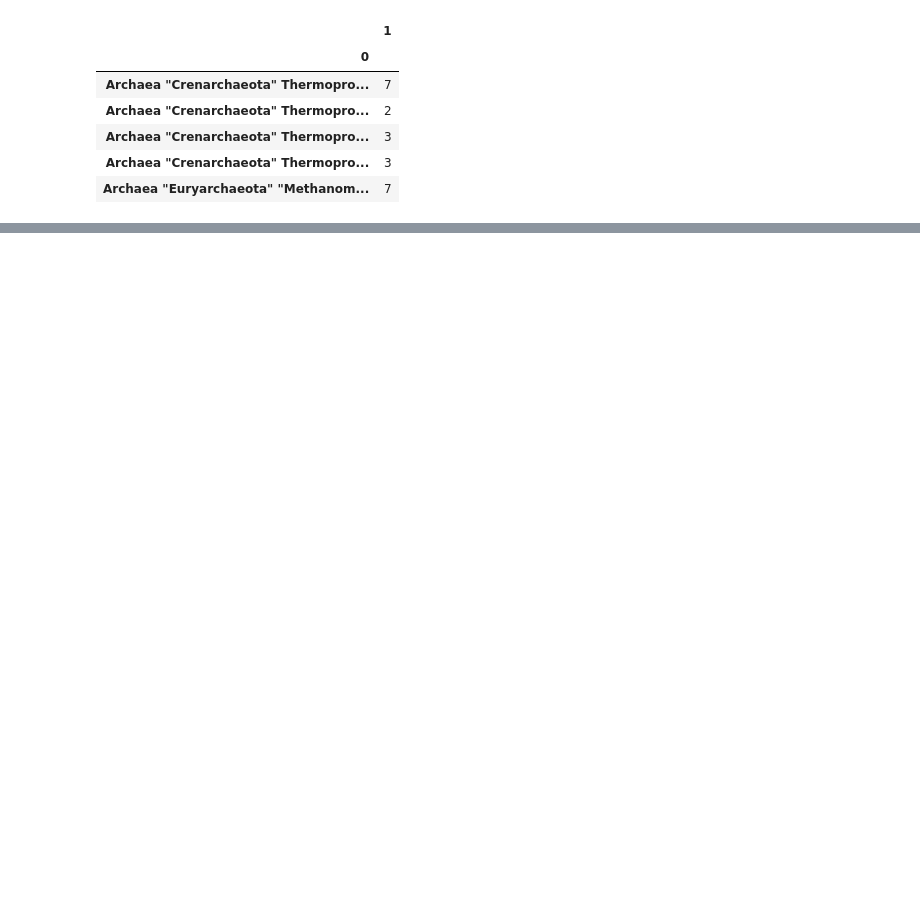
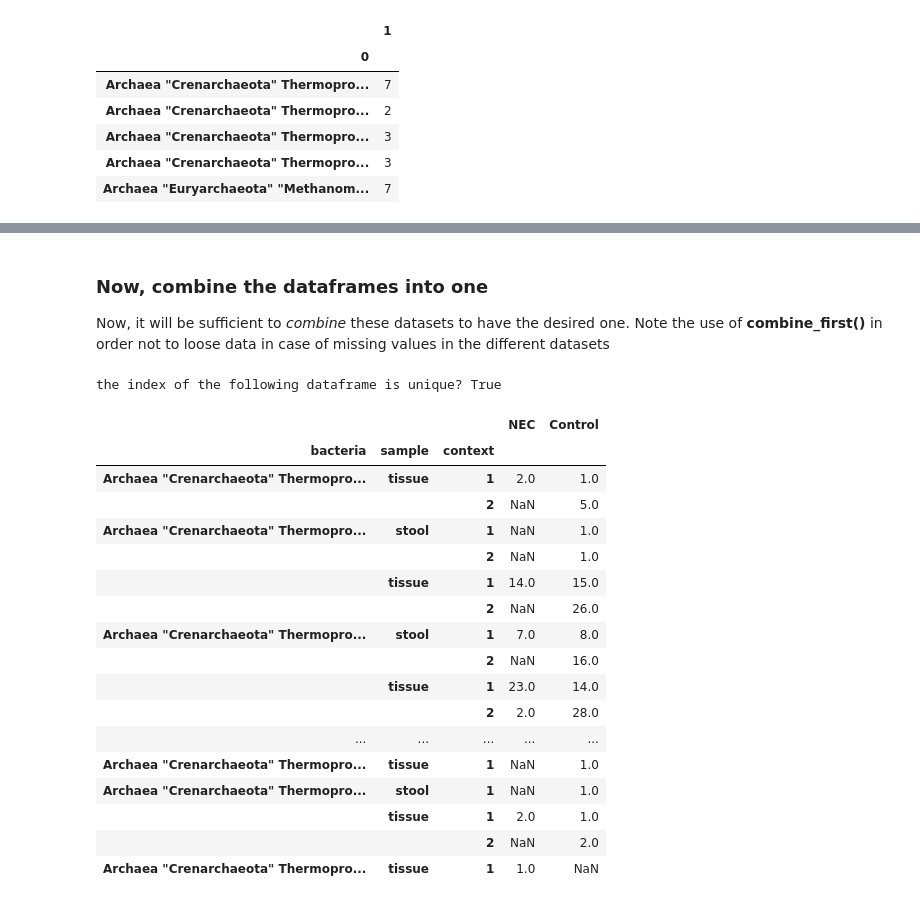
Before and after one commit to LucaZampieri/ADA_homework_LMX, a Jupyter notebook: 01_Pandas and Data Wrangling/Homework 1.ipynb, the cells around one changed output, grey strips where cells are left out. Drawn from its saved outputs; the diff is of its cells as text; code cells hidden in the pictures; blank space fills up the shorter version.

```diff
--- a/01_Pandas and Data Wrangling/Homework 1.ipynb
+++ b/01_Pandas and Data Wrangling/Homework 1.ipynb
@@ -279,0 +207,30 @@ For each of the following questions state clearly your assumptions and discuss y
+# %% [markdown]
+### Now, combine the dataframes into one
+Now, it will be sufficient to _combine_ these datasets to have the desired one.
+Note the use of __combine_first()__ in order not to loose data in case of missing values in the different datasets
+# %%
+tissue = _4df[0].combine_first(_4df[1])
+stool = _4df[2].combine_first(_4df[3])
+tissue_and_stool = stool.combine_first(tissue)
+print('the index of the following dataframe is unique?', tissue_and_stool.index.is_unique)
+tissue_and_stool.head(20)
+# %% [output]
+the index of the following dataframe is unique? True
+|  |  |  | NEC | Control |
+| bacteria | sample | context |  |  |
+| Archaea "Crenarchaeota" Thermopro... | tissue | 1 | 2.0 | 1.0 |
+|  |  | 2 | NaN | 5.0 |
+| Archaea "Crenarchaeota" Thermopro... | stool | 1 | NaN | 1.0 |
+|  |  | 2 | NaN | 1.0 |
+|  | tissue | 1 | 14.0 | 15.0 |
+|  |  | 2 | NaN | 26.0 |
+| Archaea "Crenarchaeota" Thermopro... | stool | 1 | 7.0 | 8.0 |
+|  |  | 2 | NaN | 16.0 |
+|  | tissue | 1 | 23.0 | 14.0 |
+|  |  | 2 | 2.0 | 28.0 |
+| ... | ... | ... | ... | ... |
+| Archaea "Crenarchaeota" Thermopro... | tissue | 1 | NaN | 1.0 |
+| Archaea "Crenarchaeota" Thermopro... | stool | 1 | NaN | 1.0 |
+|  | tissue | 1 | 2.0 | 1.0 |
+|  |  | 2 | NaN | 2.0 |
+| Archaea "Crenarchaeota" Thermopro... | tissue | 1 | 1.0 | NaN |
```
Also changed, not shown: parts of 41 cells of this notebook, 10 other files.
